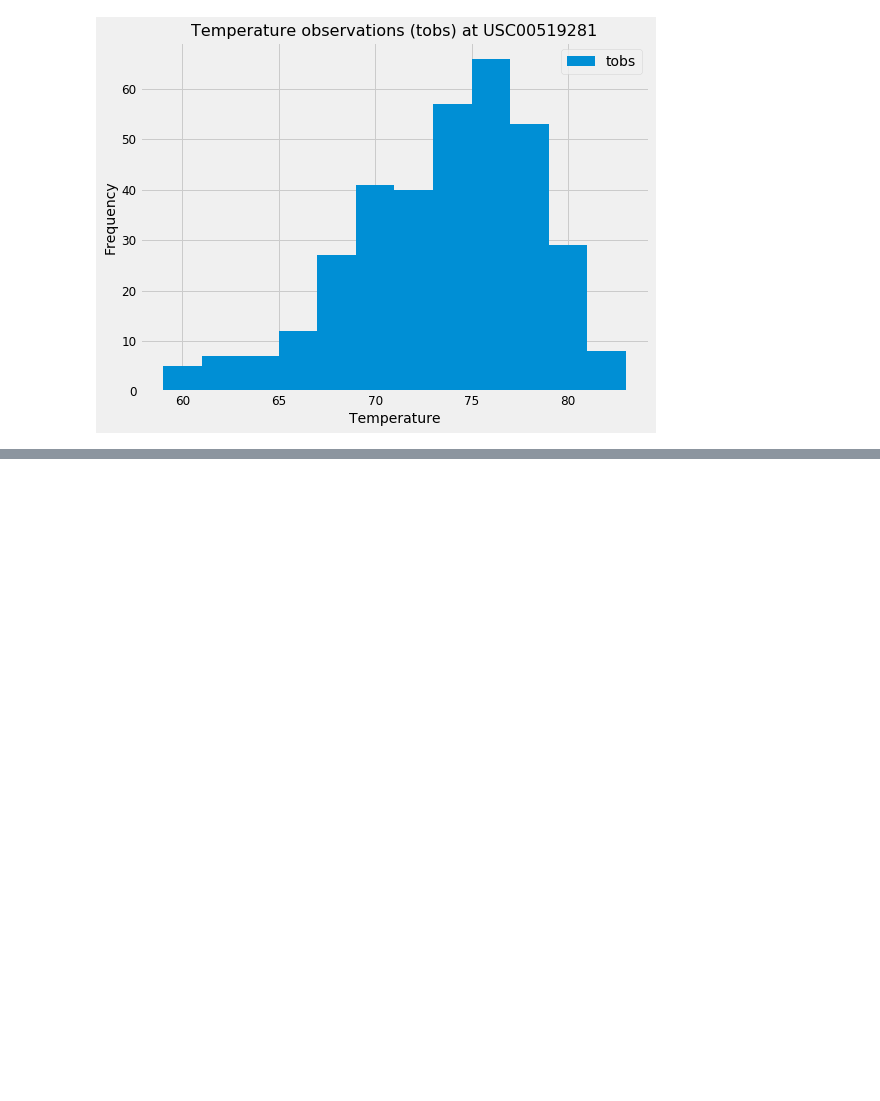
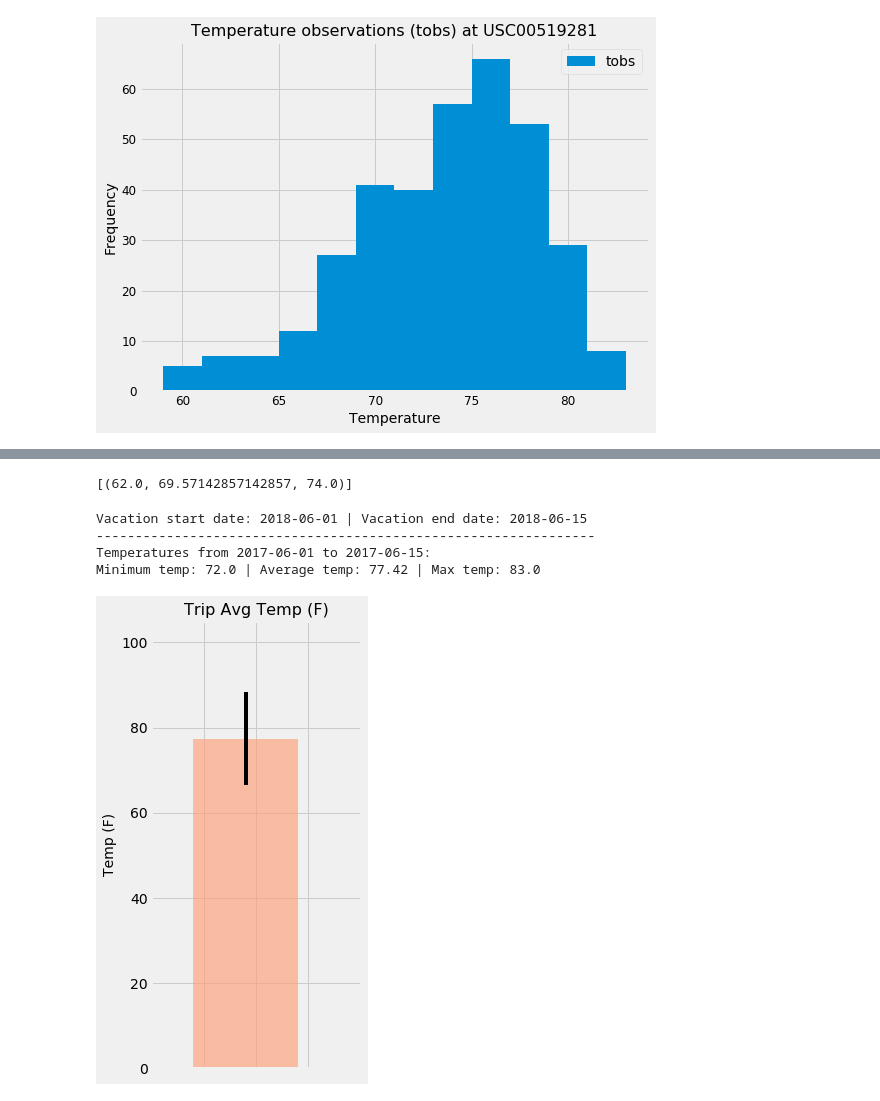
Before and after one commit to neha-nayeem/sqlalchemy-challenge, a Jupyter notebook: climate-analysis.ipynb, the cells around one changed output, grey strips where cells are left out. Cells and saved outputs as stored; diff of their text form; code cells hidden in the pictures; blank space fills up the shorter version.

```diff
--- a/climate-analysis.ipynb
+++ b/climate-analysis.ipynb
@@ -230,8 +301,10 @@ def calc_temps(start_date, end_date):
         TMIN, TAVE, and TMAX
     """
 
-    return session.query(func.min(Measurement.tobs), func.avg(Measurement.tobs), func.max(Measurement.tobs)).\
-        filter(Measurement.date >= start_date).filter(Measurement.date <= end_date).all()
+    return session.query(func.min(measurement.tobs), func.avg(measurement.tobs), func.max(measurement.tobs)).\
+        filter(measurement.date >= start_date).filter(measurement.date <= end_date).all()
 
 # function usage example
 print(calc_temps('2012-02-28', '2012-03-05'))
+# %% [output]
+[(62.0, 69.57142857142857, 74.0)]
@@ -241,5 +311,55 @@ print(calc_temps('2012-02-28', '2012-03-05'))
+# %%
+# Use your previous function `calc_temps` to calculate the tmin, tavg, and tmax
+# for your trip using the previous year's data for those same dates.
+
+# --- define start and end dates of vacation ---
+start_date = '2018-06-01'
+end_date = '2018-06-15'
+
+# --- convert string date to date format for use with datetime library ---
+start_dt = dt.datetime.strptime(start_date, "%Y-%m-%d")
+end_dt = dt.datetime.strptime(end_date, "%Y-%m-%d")
+
+# --- calculate the dates 1 year ago from the start_date and end_date (using dt.timedelta) ---
+startdate_oneyearago = (start_dt - dt.timedelta(days=365)).date()
+enddate_oneyearago = (end_dt - dt.timedelta(days=365)).date()
+
+# --- call the calc_temps function with the previous year dates calculated above ---
+temps = calc_temps(startdate_oneyearago, enddate_oneyearago)
+tmin = temps[0][0]
+tavg = round(temps[0][1], 2)
+tmax = temps[0][2]
+
+# --- display temperature info ---
+print(f"Vacation start date: {start_date} | Vacation end date: {end_date}")
+print("----------------------------------------------------------------")
+print(f"Temperatures from {startdate_oneyearago} to {enddate_oneyearago}:")
+print(f"Minimum temp: {tmin} | Average temp: {tavg} | Max temp: {tmax}")
+# %% [output]
+Vacation start date: 2018-06-01 | Vacation end date: 2018-06-15
+----------------------------------------------------------------
+Temperatures from 2017-06-01 to 2017-06-15:
+Minimum temp: 72.0 | Average temp: 77.42 | Max temp: 83.0
 # %%
 # Plot the results from your previous query as a bar chart.
 # Use "Trip Avg Temp" as your Title
 # Use the average temperature for the y value
 # Use the peak-to-peak (tmax-tmin) value as the y error bar (yerr)
+
+# --- calculate yerror value ((tmax-tmin) ---
+yerror = tmax-tmin
+
+# --- plot data as bar chart ---
+plt.figure(figsize = (4,7))
+plt.bar(1.5, height=tavg, yerr=yerror, width = 2, color='lightsalmon', alpha = 0.65,  align='center')
+xaxis_values = np.arange(-0.3,3.8, step=1)
+plt.title("Trip Avg Temp (F)", fontsize = 16)
+plt.ylabel("Temp (F)", fontsize=14)
+plt.ylim(0,105)
+plt.xticks(xaxis_values, "")
+
+plt.tight_layout()
+plt.savefig("Images/TripAvgTemp.png")
+plt.show()
+# %% [output]
+[figure, added]
```
Also changed, not shown: parts of 28 cells of this notebook.
